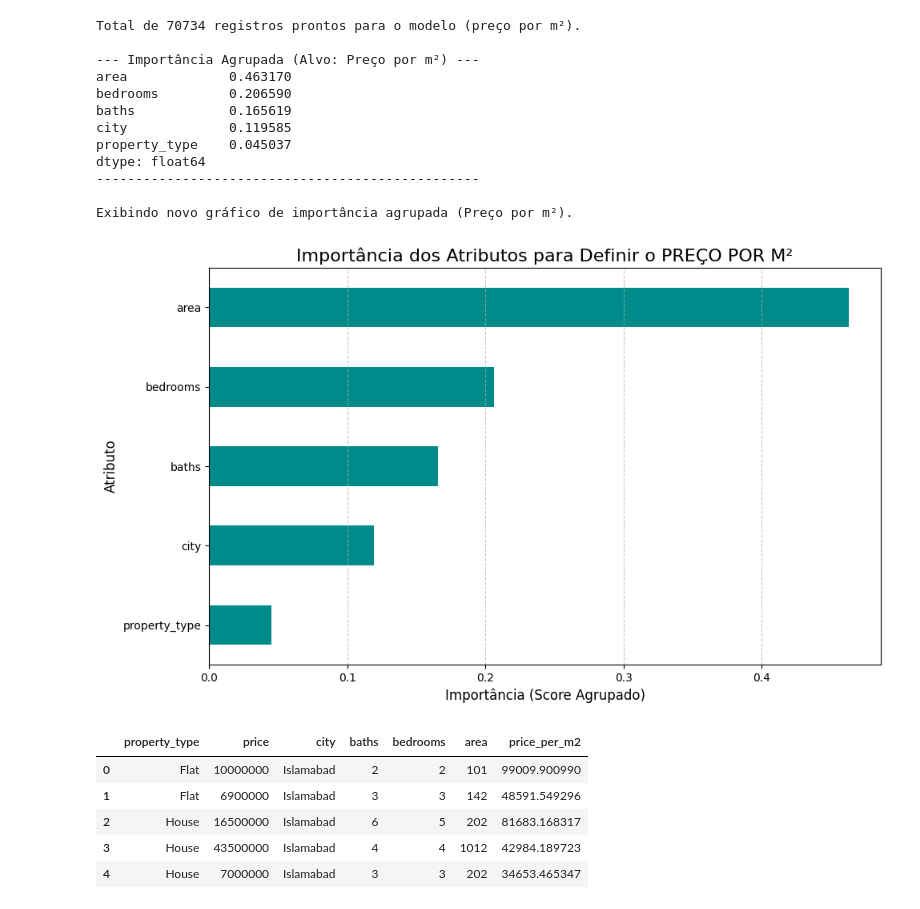
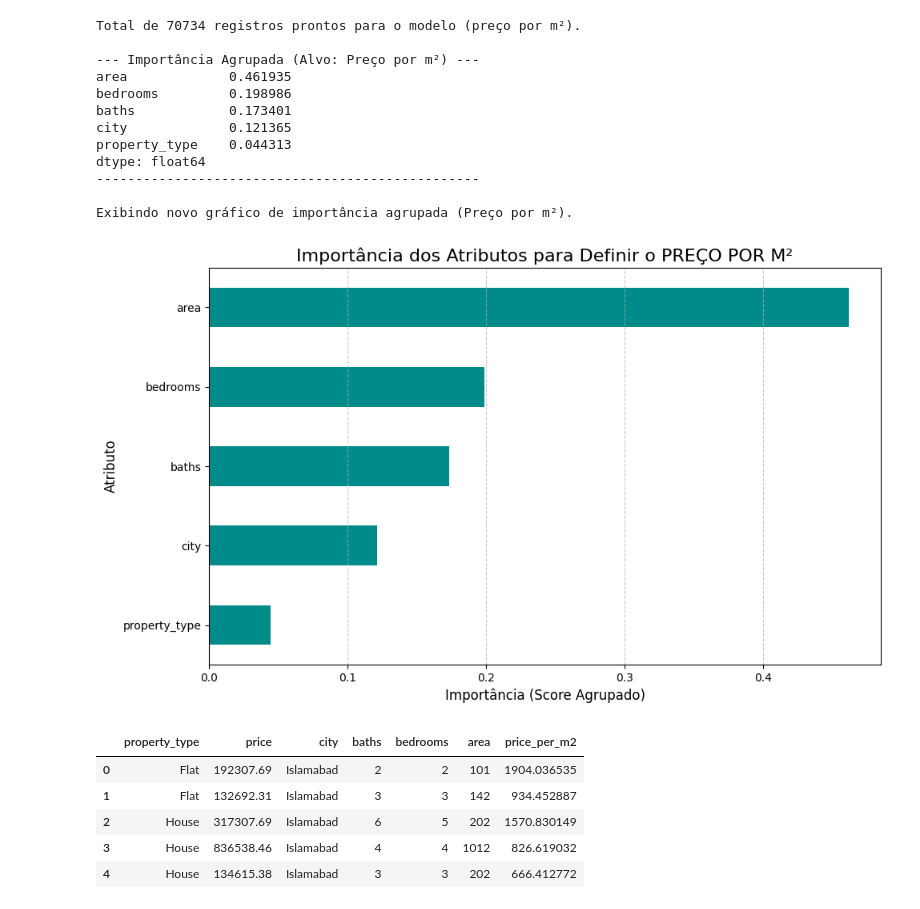
Before and after one commit to lucavillela/pakistan-estate-ml, a Jupyter notebook: feature_score_m2.ipynb, the cells around one changed output. Saved outputs shown, nothing was run; the diff lists cells and outputs as text; code cells hidden in the pictures.

```diff
--- a/feature_score_m2.ipynb
+++ b/feature_score_m2.ipynb
@@ -23,6 +23,10 @@ try:
 
     clean_df = clean_df[clean_df['Area_in_Marla'] != 0]
     clean_df = clean_df[clean_df['bedrooms'] != 0]
+
+    clean_df['price'] = df['price'] / 52
+    clean_df['price'] = clean_df['price'].round(2)
+
 
     # Converter de Marla pra metro quadrado
     clean_df['area'] = clean_df['Area_in_Marla'] * 25.292852
@@ -115,45 +119,45 @@ try:
         # Plotar os Atributos Agrupados
         plt.figure(figsize=(10, 6))
         grouped_importance_series.sort_values(ascending=True).plot(kind='barh', color='darkcyan') # Mudei a cor
 
         plt.xlabel("Importância (Score Agrupado)", fontsize=12)
         plt.ylabel("Atributo", fontsize=12)
 
         # Novo título
         plt.title("Importância dos Atributos para Definir o PREÇO POR M²", fontsize=16)
 
         plt.grid(axis='x', linestyle='--', alpha=0.7)
         plt.tight_layout()
 
         print("Exibindo novo gráfico de importância agrupada (Preço por m²).")
         plt.show()
 
 except FileNotFoundError:
     print(f"Erro: O arquivo '{file_name}' não foi encontrado.")
 except KeyError as e:
     print(f"Erro: Coluna não encontrada: {e}. Verifique se as colunas (ex: 'Area_in_Marla', 'bedrooms') existem no seu CSV.")
 except Exception as e:
     print(f"Ocorreu um erro inesperado: {e}")
 # %% [output]
 Total de 70734 registros prontos para o modelo (preço por m²).
 
 --- Importância Agrupada (Alvo: Preço por m²) ---
-area             0.463170
-bedrooms         0.206590
-baths            0.165619
-city             0.119585
-property_type    0.045037
+area             0.461935
+bedrooms         0.198986
+baths            0.173401
+city             0.121365
+property_type    0.044313
 dtype: float64
 -------------------------------------------------
 
 Exibindo novo gráfico de importância agrupada (Preço por m²).
-[figure, old version]
+[figure, new version]
 # %%
 ml_df.head()
 # %% [output]
 |  | property_type | price | city | baths | bedrooms | area | price_per_m2 |
-| 0 | Flat | 10000000 | Islamabad | 2 | 2 | 101 | 99009.900990 |
-| 1 | Flat | 6900000 | Islamabad | 3 | 3 | 142 | 48591.549296 |
-| 2 | House | 16500000 | Islamabad | 6 | 5 | 202 | 81683.168317 |
-| 3 | House | 43500000 | Islamabad | 4 | 4 | 1012 | 42984.189723 |
-| 4 | House | 7000000 | Islamabad | 3 | 3 | 202 | 34653.465347 |
+| 0 | Flat | 192307.69 | Islamabad | 2 | 2 | 101 | 1904.036535 |
+| 1 | Flat | 132692.31 | Islamabad | 3 | 3 | 142 | 934.452887 |
+| 2 | House | 317307.69 | Islamabad | 6 | 5 | 202 | 1570.830149 |
+| 3 | House | 836538.46 | Islamabad | 4 | 4 | 1012 | 826.619032 |
+| 4 | House | 134615.38 | Islamabad | 3 | 3 | 202 | 666.412772 |
```
Also changed, not shown: 3 other files.
